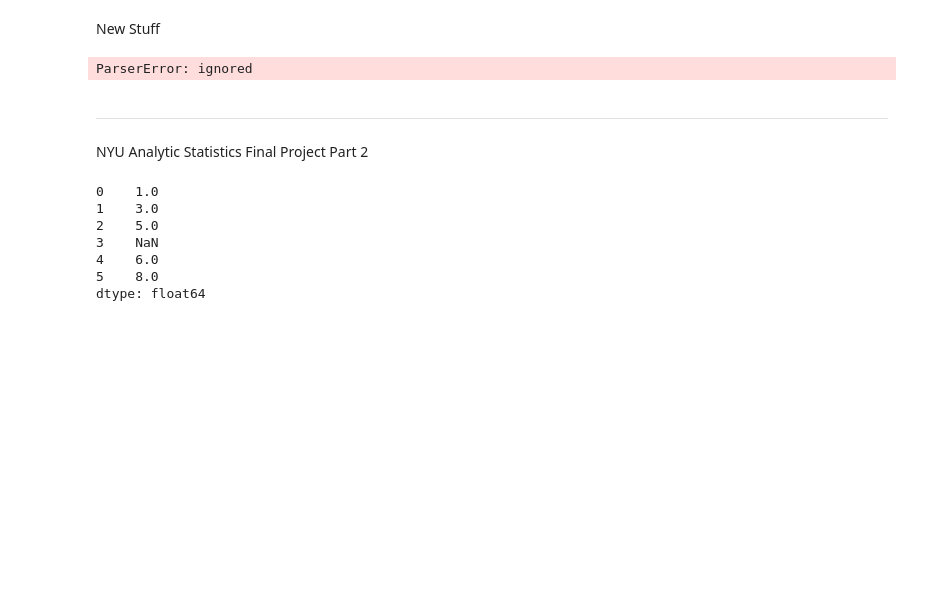
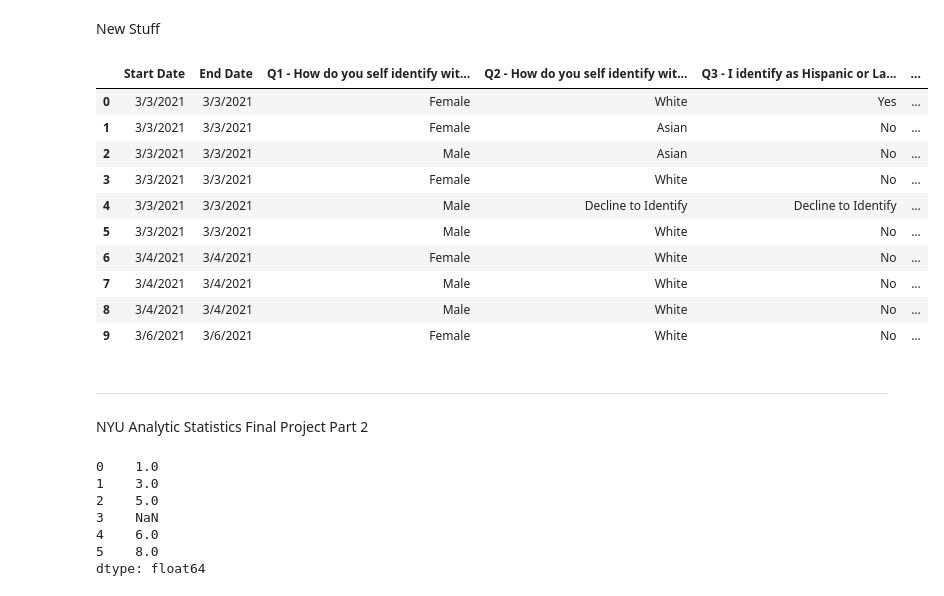
Before and after one commit to sbm367/nyuparse, a Jupyter notebook: NYU_Analytic_Statistics_Final_Project.ipynb, the cells around one changed output. Drawn from its saved outputs; the diff is of its cells as text; code cells hidden in the pictures; blank space fills up the shorter version.

Commit message:
fixed data pull

```diff
--- a/NYU_Analytic_Statistics_Final_Project.ipynb
+++ b/NYU_Analytic_Statistics_Final_Project.ipynb
@@ -5,16 +5,26 @@ New Stuff
 # %%
 # import libs
 import numpy as np
 import pandas as pd
-
+import csv
 
 # Get the data
-github_url = 'https://github.com/sbm367/nyuparse/blob/master/Final%20Survey%20Data%2C%20Cleaned%2C%20Anonymize.csv'
+github_url = 'https://raw.githubusercontent.com/sbm367/nyuparse/master/Final%20Survey%20Data%2C%20Cleaned%2C%20Anonymize.csv'
 df = pd.read_csv(github_url)
 
-df.head()
+df.head(10)
 # %% [output]
-ParserError: ignored
+|  | Start Date | End Date | Q1 - How do you self identify wit... | Q2 - How do you self identify wit... | Q3 - I identify as Hispanic or La... | ... |
+| 0 | 3/3/2021 | 3/3/2021 | Female | White | Yes | ... |
+| 1 | 3/3/2021 | 3/3/2021 | Female | Asian | No | ... |
+| 2 | 3/3/2021 | 3/3/2021 | Male | Asian | No | ... |
+| 3 | 3/3/2021 | 3/3/2021 | Female | White | No | ... |
+| 4 | 3/3/2021 | 3/3/2021 | Male | Decline to Identify | Decline to Identify | ... |
+| 5 | 3/3/2021 | 3/3/2021 | Male | White | No | ... |
+| 6 | 3/4/2021 | 3/4/2021 | Female | White | No | ... |
+| 7 | 3/4/2021 | 3/4/2021 | Male | White | No | ... |
+| 8 | 3/4/2021 | 3/4/2021 | Male | White | No | ... |
+| 9 | 3/6/2021 | 3/6/2021 | Female | White | No | ... |
 # %% [markdown]
 ---------------------------------------------------------------------------
 # %% [markdown]
```
